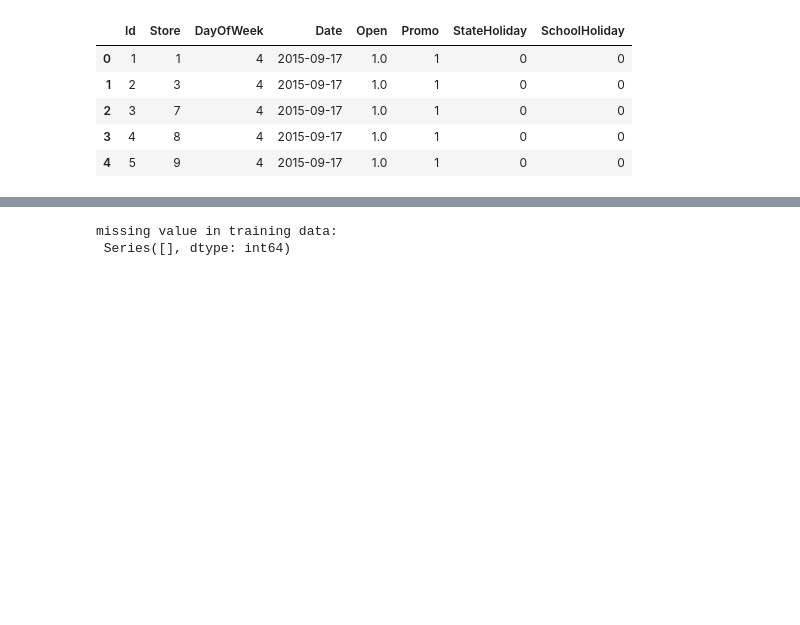
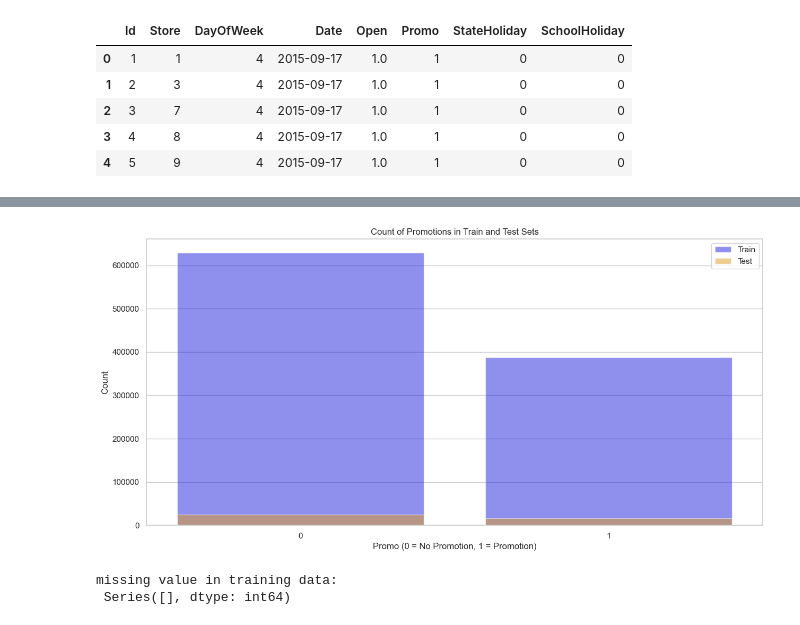
Before and after one commit to kebaHailu/Rossmann_Pharmaceuticals_ML, a Jupyter notebook: src/notebooks/Exploration of customer purchasing behavior.ipynb, the cells around one changed output, grey strips where cells are left out. Saved outputs shown, nothing was run; the diff lists cells and outputs as text; code cells hidden in the pictures; blank space fills up the shorter version.

```diff
--- a/src/notebooks/Exploration of customer purchasing behavior.ipynb
+++ b/src/notebooks/Exploration of customer purchasing behavior.ipynb
@@ -81,6 +81,18 @@ store.head()
 # Import ploting libraries
 import matplotlib.pyplot as plt
 import seaborn as sns
+# %%
+# promotions distribution in both training and test sets
+plt.figure(figsize=(15, 7))
+sns.countplot(x='Promo', data=train, color='blue', label='Train', alpha=0.5)
+sns.countplot(x='Promo', data=test, color='orange', label='Test', alpha=0.5)
+plt.title('Count of Promotions in Train and Test Sets')
+plt.xlabel('Promo (0 = No Promotion, 1 = Promotion)')
+plt.ylabel('Count')
+plt.legend()
+plt.show()
+# %% [output]
+[figure, added]
 # %%
 # set the aesthetic theme of the plots
 sns.set_theme(style='whitegrid')
```
Also changed, not shown: parts of 3 cells of this notebook.
